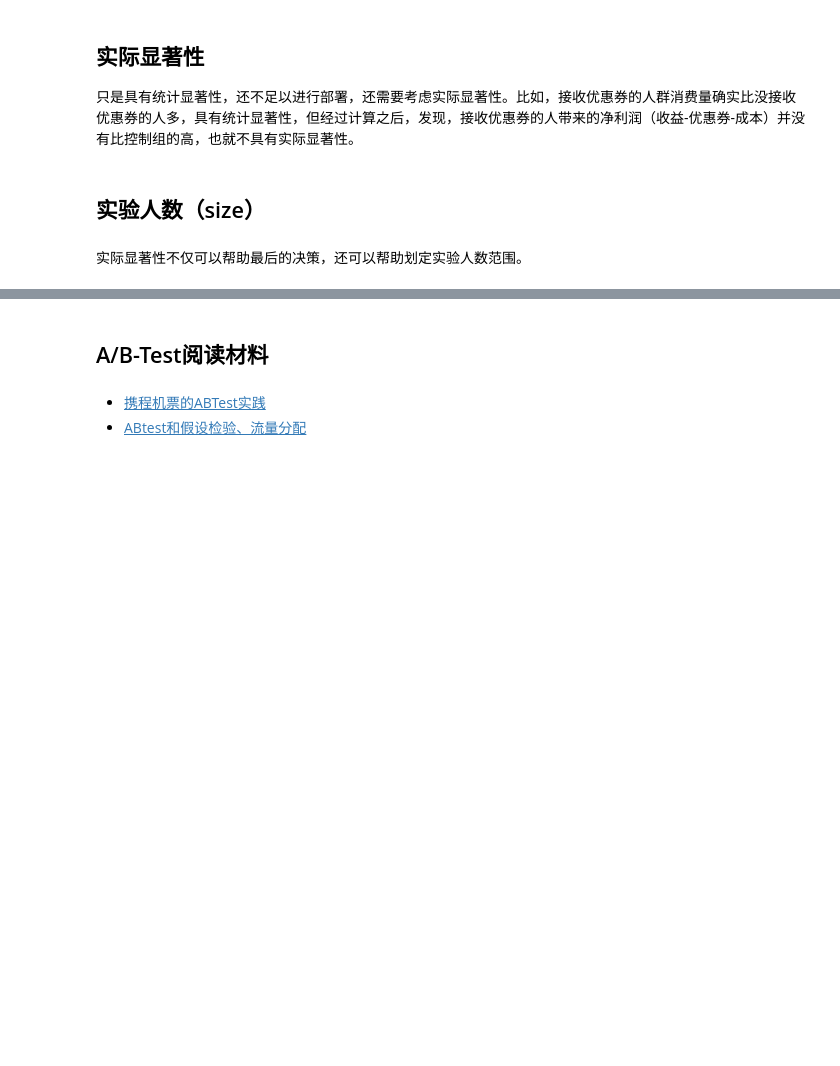
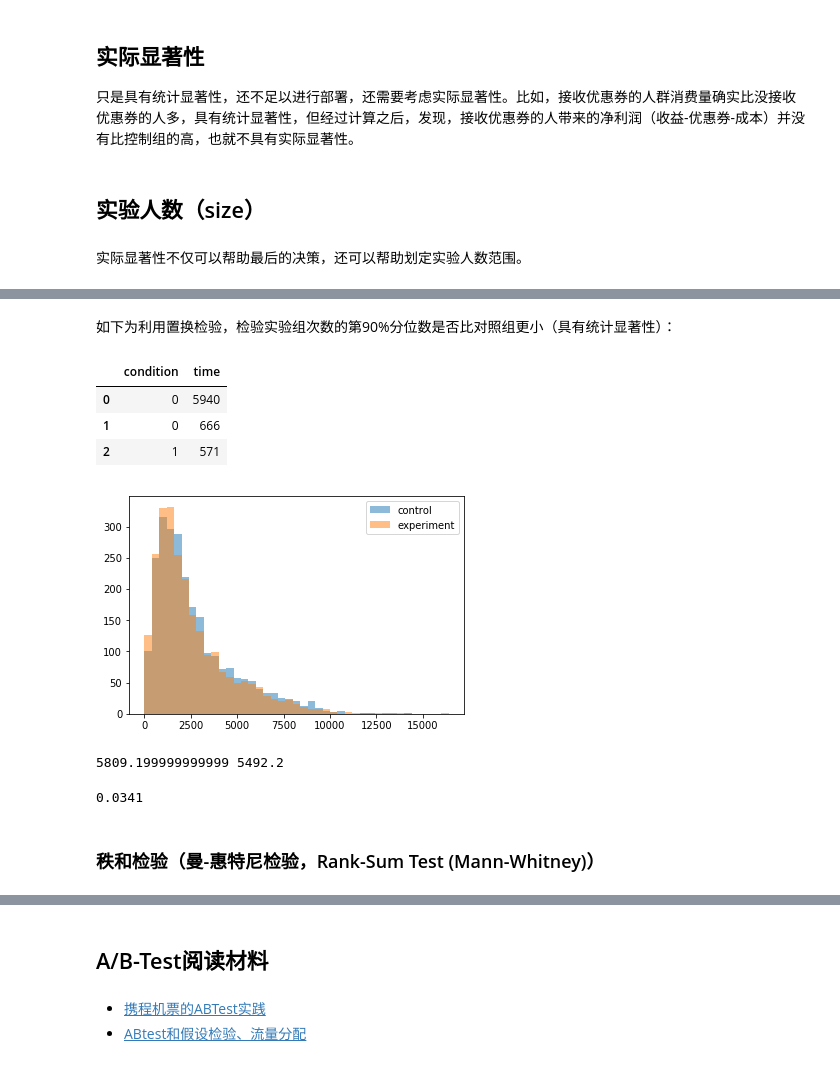
Before and after one commit to CapAllen/Notebook-for-Machine-Learning, a Jupyter notebook: 实验设计与推荐系统.ipynb, the cells around one changed output, grey strips where cells are left out. Drawn from its saved outputs; the diff is of its cells as text; code cells hidden in the pictures; blank space fills up the shorter version.

```diff
--- a/实验设计与推荐系统.ipynb
+++ b/实验设计与推荐系统.ipynb
@@ -275,0 +539,2 @@ print((samples >= (p_click[1] - p_click[0])).mean())
+# %% [markdown]
+如下为利用置换检验，检验实验组次数的第90%分位数是否比对照组更小（具有统计显著性）：
@@ -275,0 +587,29 @@ print((samples >= (p_click[1] - p_click[0])).mean())
+# %%
+data = pd.read_csv('data/permutation_data.csv')
+data.head(3)
+# %% [output]
+|  | condition | time |
+| 0 | 0 | 5940 |
+| 1 | 0 | 666 |
+| 2 | 1 | 571 |
+# %%
+# data visualization
+bin_borders = np.arange(0, data['time'].max()+400, 400)
+plt.hist(data[data['condition'] == 0]['time'], alpha = 0.5, bins = bin_borders)
+plt.hist(data[data['condition'] == 1]['time'], alpha = 0.5, bins = bin_borders)
+plt.legend(labels = ['control', 'experiment']);
+# %% [output]
+[figure, added]
+# %%
+# Just how different are the two distributions' 90th percentiles?
+print(np.percentile(data[data['condition'] == 0]['time'], 90),
+      np.percentile(data[data['condition'] == 1]['time'], 90))
+# %% [output]
+5809.199999999999 5492.2
+# %%
+quantile_permtest(data['time'], data['condition'], 0.9,
+                  alternative = 'less')
+# %% [output]
+0.0341
+# %% [markdown]
+### 秩和检验（曼-惠特尼检验，Rank-Sum Test (Mann-Whitney)）
```
Also changed, not shown: parts of 38 cells of this notebook, 2 other files.
